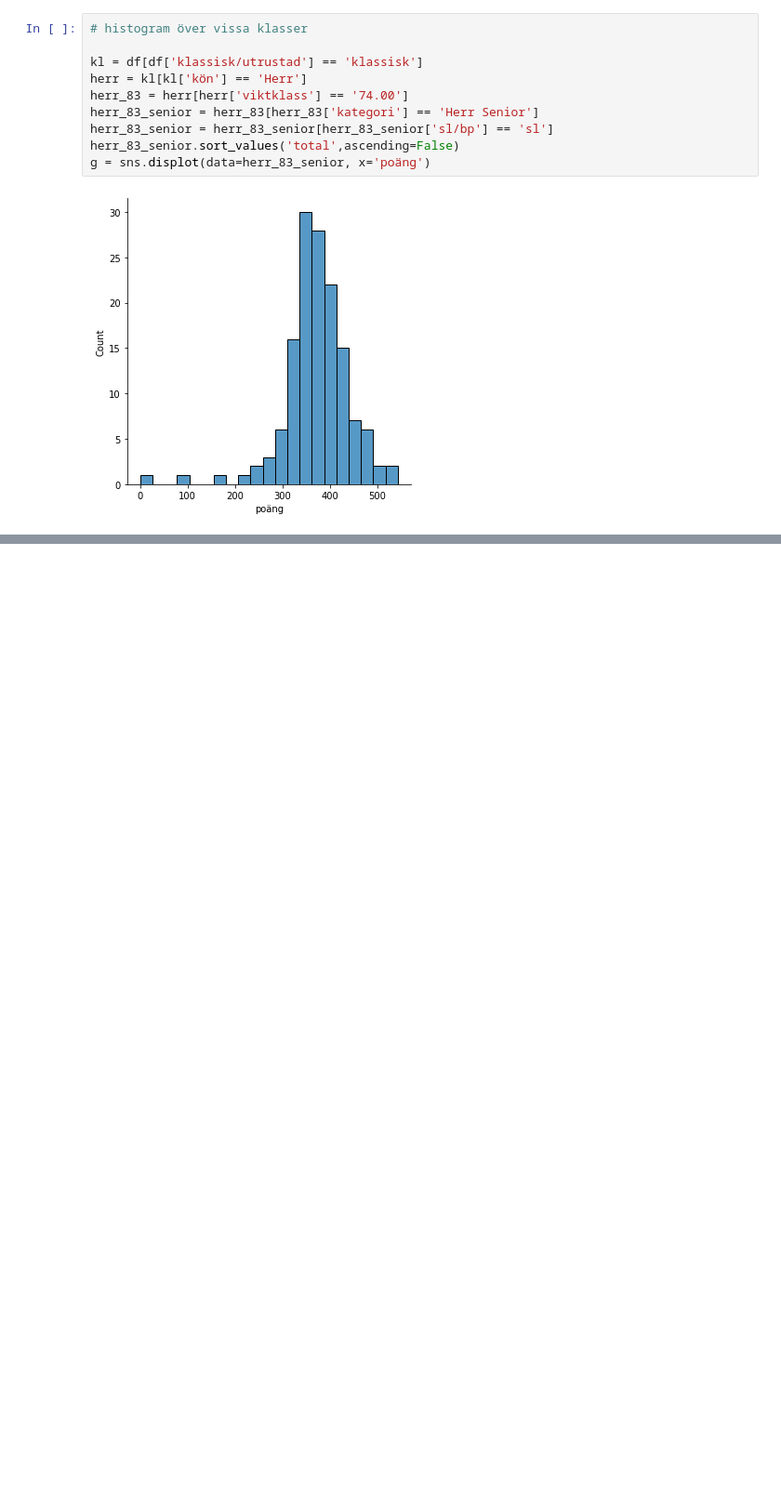
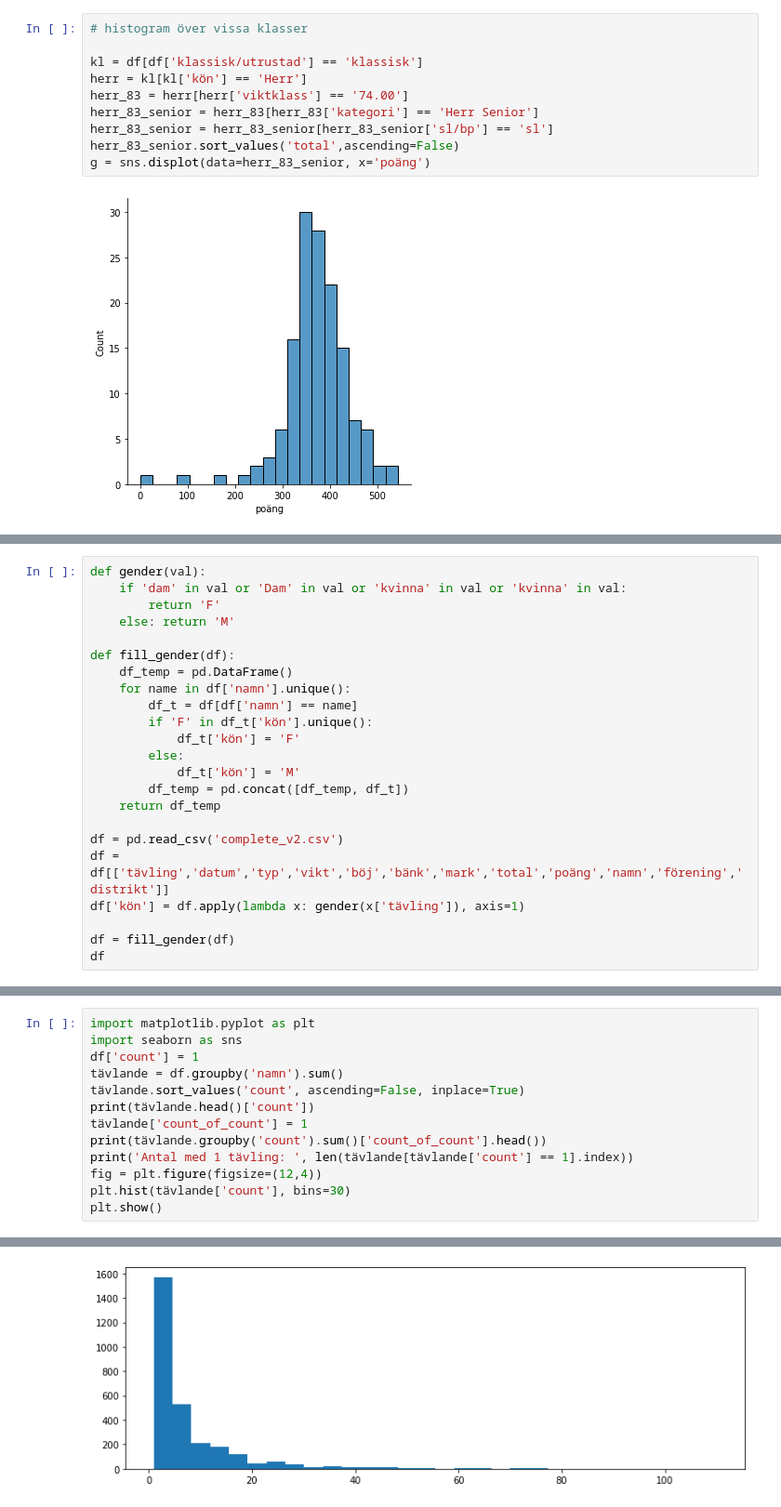
Before and after one commit to ErikHartman/styrkelyft, a Jupyter notebook: ssf_ranking.ipynb, the cells around one changed output, grey strips where cells are left out. Shown at 93% size. Saved outputs shown, nothing was run; the diff lists cells and outputs as text; blank space fills up the shorter version.

```diff
--- a/ssf_ranking.ipynb
+++ b/ssf_ranking.ipynb
@@ -363,0 +319,23 @@ g = sns.displot(data=herr_83_senior, x='poäng')
+# %%
+def gender(val):
+    if 'dam' in val or 'Dam' in val or 'kvinna' in val or 'kvinna' in val:
+        return 'F'
+    else: return 'M'
+
+def fill_gender(df):
+    df_temp = pd.DataFrame()
+    for name in df['namn'].unique():
+        df_t = df[df['namn'] == name]
+        if 'F' in df_t['kön'].unique():
+            df_t['kön'] = 'F'
+        else:
+            df_t['kön'] = 'M'
+        df_temp = pd.concat([df_temp, df_t])
+    return df_temp
+
+df = pd.read_csv('complete_v2.csv')
+df = df[['tävling','datum','typ','vikt','böj','bänk','mark','total','poäng','namn','förening','distrikt']]
+df['kön'] = df.apply(lambda x: gender(x['tävling']), axis=1)
+
+df = fill_gender(df)
+df
@@ -363,0 +366,14 @@ g = sns.displot(data=herr_83_senior, x='poäng')
+# %%
+import matplotlib.pyplot as plt
+import seaborn as sns
+df['count'] = 1
+tävlande = df.groupby('namn').sum()
+tävlande.sort_values('count', ascending=False, inplace=True)
+print(tävlande.head()['count'])
+tävlande['count_of_count'] = 1
+print(tävlande.groupby('count').sum()['count_of_count'].head())
+print('Antal med 1 tävling: ', len(tävlande[tävlande['count'] == 1].index))
+fig = plt.figure(figsize=(12,4))
+plt.hist(tävlande['count'], bins=30)
+plt.show()
+# %% [output]
@@ -363,0 +395 @@ g = sns.displot(data=herr_83_senior, x='poäng')
+[figure, added]
```
Also changed, not shown: parts of 14 cells of this notebook, 2 other files.
